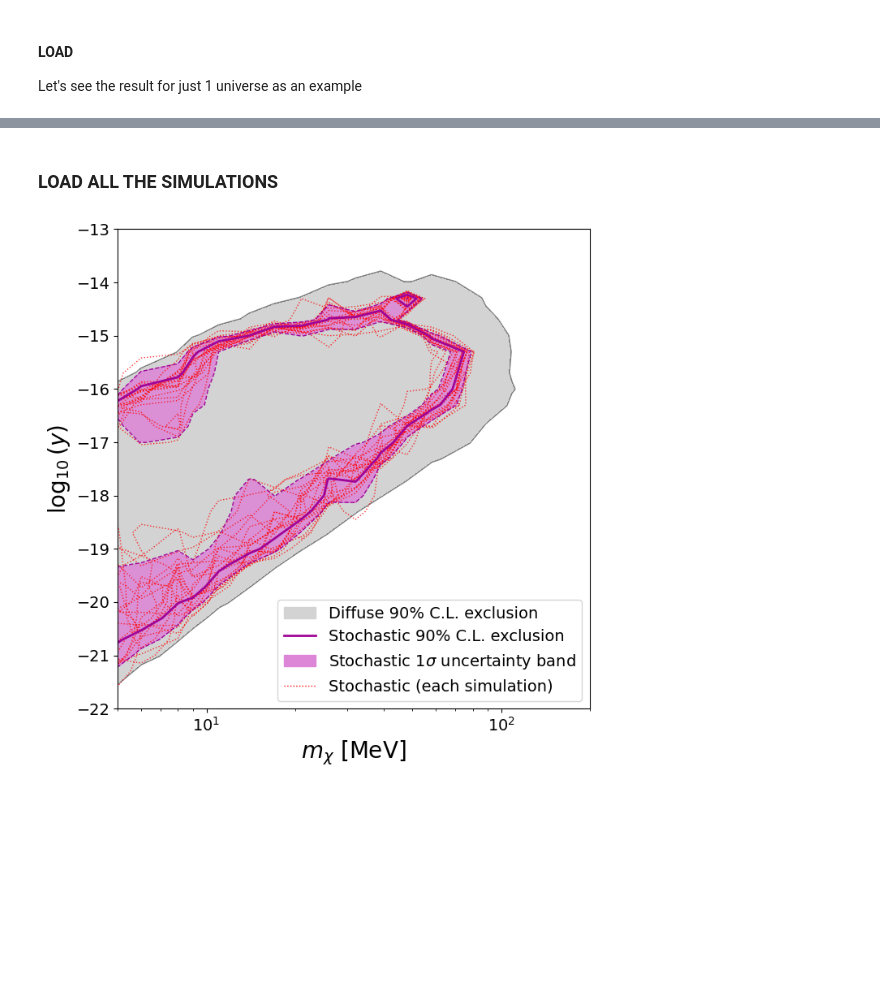
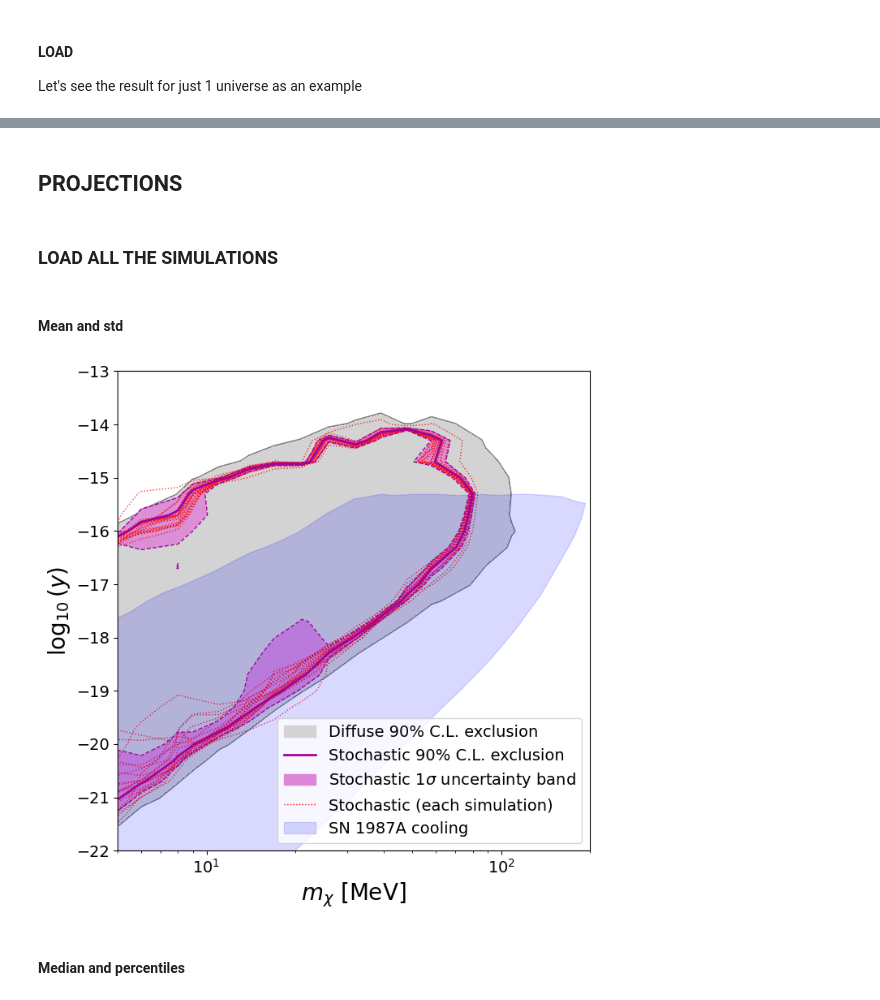
Before and after one commit to AndresDanielPerez/SGaSNoF, a Jupyter notebook: 03-fermionicDM.ipynb, the cells around one changed output, grey strips where cells are left out. Drawn from its saved outputs; the diff is of its cells as text; code cells hidden in the pictures; blank space fills up the shorter version.

```diff
--- a/03-fermionicDM.ipynb
+++ b/03-fermionicDM.ipynb
@@ -653,7 +1117,7 @@ Nhits = np.zeros_like(M)  # M.shape
 
 
 # grid and save
-with open("data/Nhits_grid_LZ15tonyr.dat", "w") as f:
+with open("data/fermionicDM-smooth/Nhits_grid_LZ15tonyr.dat", "w") as f:
     # header
     f.write("# log10(y)    mass[MeV]    Nhits\n")
 
@@ -2011,6 +4026,9 @@ M, Y = np.meshgrid(massesIT, log10yIT)
 # Initialize the results
 Nhits = np.zeros_like(M)  # M.shape
 
+# DM energy bins (MeV)
+binwidth = 1
+Ebins = np.arange(0, 100, binwidth)
 
 
 # loop in universes
@@ -2018,10 +4036,8 @@ for iit in range(20):
 
     print('Working on universe: ', iit)
 
-
-
     # grid and save
-    with open("data/fermionicDM-sims/Nhits_grid_LZ15tonyr_sim_universe" + str(iit) + ".dat", "w") as f:
+    with open("data/fermionicDM-sims/LZ-15ty-highErec/Nhits_grid_LZ15tonyr_sim_universe" + str(iit) + ".dat", "w") as f:
         # header
         f.write("# log10(y)    mass[MeV]    Nhits\n")
 
@@ -2045,13 +4061,16 @@ for iit in range(20):
 
                 N_ev = numfluxIT[y_it][m_it] * np.log(10)
 
-                result = DMfermion.dspectra_1sim_BINS(Erec_bins,
-                                                      m_ev,
-                                                      y_ev,
-                                                      r_ev,
-                                                      N_ev,
-                                                      Mtarget,
-                                                      Erange)
+
+                result_bins_F = DMfermion.flux_1sim_BINS(Erange, Ebins, m_ev, r_ev, N_ev)
+
+                result = DMfermion.dspectra_from_fluence_BINS(Erec_bins,
+                                                              Ebins,
+                                                              result_bins_F,
+                                                              m_ev,
+                                                              y_ev,
+                                                              Mtarget,
+                                                              eff_LZ_high)
 
 
                 # considering only 1 bin, multiply by its length to obtain the total number of events (integrate in E)
@@ -2218,3 +4172,13 @@ Dashed contour  --> Expected events =  3.1820295410319495
+# %%
+#### PREVIOUS BOUNDS ####
+
+# cooling bounds
+datacool = np.loadtxt("../../ExpData/lightfermionicDM_bounds/coolingDM.dat")
+
+macool = datacool[:,0]
+y_cool = datacool[:,1]
+# %% [markdown]
+## PROJECTIONS
 # %% [markdown]
 ### LOAD ALL THE SIMULATIONS
 # %%
@@ -2278,6 +4242,8 @@ S_std = S_stack_all.std(axis=0)
 
 S_median = np.median(S_stack_all, axis=0)
 S_p16, S_p84 = np.percentile(S_stack_all, [16, 84], axis=0)
+# %% [markdown]
+#### Mean and std
 # %%
 # S value to plot contour
 S_level = 2.302 # 90 CL if background free
@@ -2323,35 +4289,42 @@ ax.contourf(grids["LZ15sim10"]["Y"], grids["LZ15sim10"]["X"], np.maximum(0, S_me
 
 
 coloruni = 'red'
 for uni in range(0,20):
     ax.contour(grids["LZ15sim"+str(uni)]["Y"], grids["LZ15sim"+str(uni)]["X"], grids["LZ15sim"+str(uni)]["Z"], levels=[S_level], colors=coloruni, linewidths=1, linestyles=':', alpha=0.8, zorder=1)
 
 
+# OTHER BOUNDS
+# Cooling bounds
+ax.fill_between(macool, y_cool, 1e-8, color='blue', alpha=0.15)
+
 
 plt.xscale('log')
 plt.xlim(5,200)
 plt.ylim(-22,-13)
 plt.xlabel("$m_{\chi}$ [MeV]", fontsize=20)
 plt.ylabel(r"$\log_{10}(y)$", fontsize=20)
 # plt.title("LZ (15 ton yr) SIM 1 expected Event Rate  ($E_{rec}^{min}=5$ keV)", fontsize=16)
 ax.tick_params(axis='x', labelsize=14)
 ax.tick_params(axis='y', labelsize=14)
 
 # plt.grid(True, which='both', linestyle='--', linewidth=0.5)
 plt.tight_layout()
 
 # Legends
 diffuse_patch = mpatches.Patch(color='lightgray', label='Diffuse 90% C.L. exclusion')
 sto_line, = ax.plot(np.array([1,2]), np.array([1,2]), color=colorline, label='Stochastic 90% C.L. exclusion', linewidth=2)
 sto_band_patch = mpatches.Patch(color=colorfill, label='Stochastic 1$\sigma$ uncertainty band')
 sto_line_sim, = ax.plot(np.array([1,2]), np.array([1,2]), color='red', linestyle=':', label='Stochastic (each simulation)', linewidth=1)
+cooling_patch = mpatches.Patch(color="blue", alpha=0.15, label='SN 1987A cooling')
 
-ax.legend(handles=[diffuse_patch, sto_line, sto_band_patch, sto_line_sim], fontsize=14, loc='lower right')
+ax.legend(handles=[diffuse_patch, sto_line, sto_band_patch, sto_line_sim, cooling_patch], fontsize=14, loc='lower right')
 
 plt.savefig("figures/boundsLZ15_y_vs_mDM.pdf", bbox_inches='tight')
 plt.show()
 # %% [output]
-[figure, old version]
+[figure, new version]
+# %% [markdown]
+#### Median and percentiles
 # %%
 # S value to plot contour
 S_level = 2.302 # 90 CL if background free
```
Also changed, not shown: parts of 76 cells of this notebook, 1 other file.
